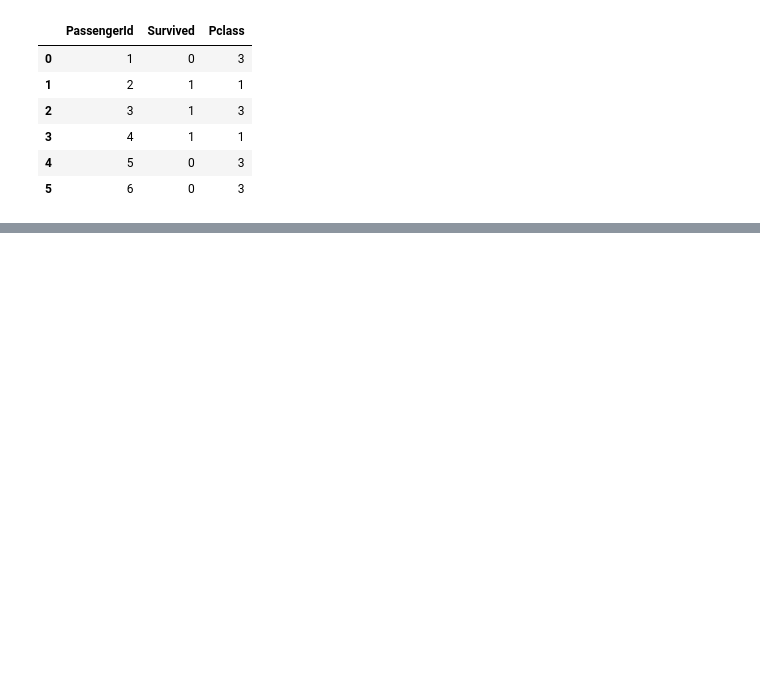
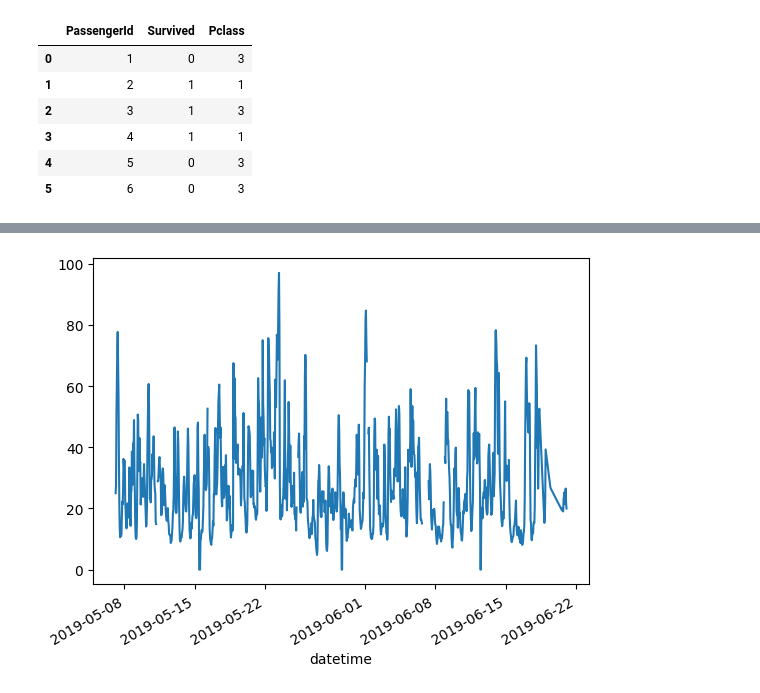
Before and after one commit to Sospeter-Wainaina/Machine-Learning-Zoomcamp, a Jupyter notebook: Introduction/Pandas-Intro.ipynb, the cells around one changed output, grey strips where cells are left out. Saved outputs shown, nothing was run; the diff lists cells and outputs as text; code cells hidden in the pictures; blank space fills up the shorter version.

```diff
--- a/Introduction/Pandas-Intro.ipynb
+++ b/Introduction/Pandas-Intro.ipynb
@@ -334,0 +367,7 @@ titanic.iloc[:6,:3]
+# %%
+air_quality["station_paris"].plot()
+plt.show(
+
+)
+# %% [output]
+[figure, added]
```
Also changed, not shown: parts of 7 cells of this notebook.
